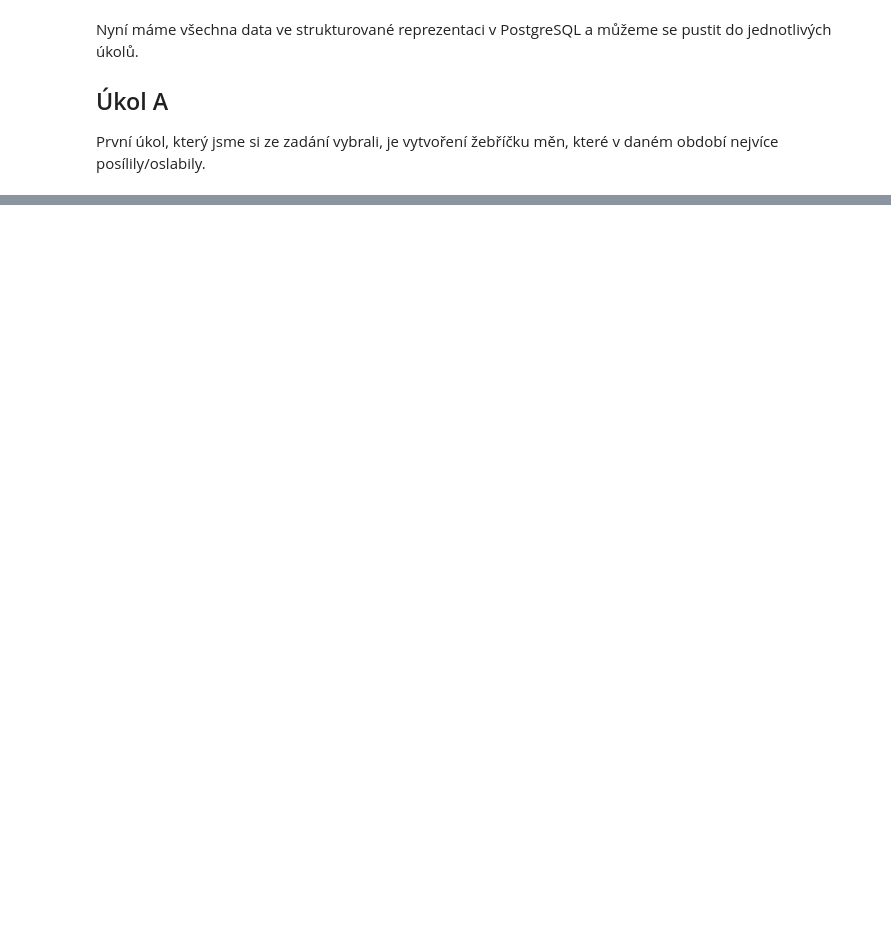
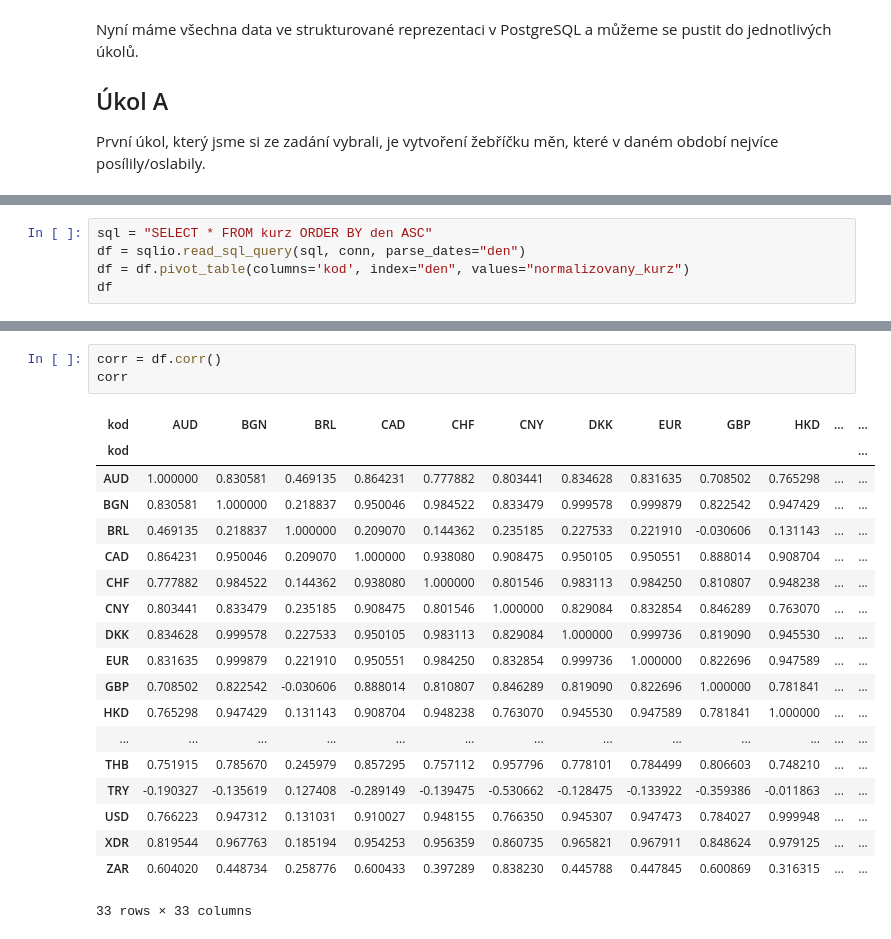
Before and after one commit to zarybnicky/UPA_projekt_2020, a Jupyter notebook: src/UPA_project.ipynb, the cells around one changed output, grey strips where cells are left out. Drawn from its saved outputs; the diff is of its cells as text; blank space fills up the shorter version.

```diff
--- a/src/UPA_project.ipynb
+++ b/src/UPA_project.ipynb
@@ -207,0 +210,5 @@ Between 2020-08-06 and 2020-12-06 the best performing currency was USD which cha
+# %%
+sql = "SELECT * FROM kurz ORDER BY den ASC"
+df = sqlio.read_sql_query(sql, conn, parse_dates="den")
+df = df.pivot_table(columns='kod', index="den", values="normalizovany_kurz")
+df
@@ -207,0 +230,23 @@ Between 2020-08-06 and 2020-12-06 the best performing currency was USD which cha
+# %%
+corr = df.corr()
+corr
+# %% [output]
+| kod | AUD | BGN | BRL | CAD | CHF | CNY | DKK | EUR | GBP | HKD | ... | ... |
+| kod |  |  |  |  |  |  |  |  |  |  |  | ... |
+| AUD | 1.000000 | 0.830581 | 0.469135 | 0.864231 | 0.777882 | 0.803441 | 0.834628 | 0.831635 | 0.708502 | 0.765298 | ... | ... |
+| BGN | 0.830581 | 1.000000 | 0.218837 | 0.950046 | 0.984522 | 0.833479 | 0.999578 | 0.999879 | 0.822542 | 0.947429 | ... | ... |
+| BRL | 0.469135 | 0.218837 | 1.000000 | 0.209070 | 0.144362 | 0.235185 | 0.227533 | 0.221910 | -0.030606 | 0.131143 | ... | ... |
+| CAD | 0.864231 | 0.950046 | 0.209070 | 1.000000 | 0.938080 | 0.908475 | 0.950105 | 0.950551 | 0.888014 | 0.908704 | ... | ... |
+| CHF | 0.777882 | 0.984522 | 0.144362 | 0.938080 | 1.000000 | 0.801546 | 0.983113 | 0.984250 | 0.810807 | 0.948238 | ... | ... |
+| CNY | 0.803441 | 0.833479 | 0.235185 | 0.908475 | 0.801546 | 1.000000 | 0.829084 | 0.832854 | 0.846289 | 0.763070 | ... | ... |
+| DKK | 0.834628 | 0.999578 | 0.227533 | 0.950105 | 0.983113 | 0.829084 | 1.000000 | 0.999736 | 0.819090 | 0.945530 | ... | ... |
+| EUR | 0.831635 | 0.999879 | 0.221910 | 0.950551 | 0.984250 | 0.832854 | 0.999736 | 1.000000 | 0.822696 | 0.947589 | ... | ... |
+| GBP | 0.708502 | 0.822542 | -0.030606 | 0.888014 | 0.810807 | 0.846289 | 0.819090 | 0.822696 | 1.000000 | 0.781841 | ... | ... |
+| HKD | 0.765298 | 0.947429 | 0.131143 | 0.908704 | 0.948238 | 0.763070 | 0.945530 | 0.947589 | 0.781841 | 1.000000 | ... | ... |
+| ... | ... | ... | ... | ... | ... | ... | ... | ... | ... | ... | ... | ... |
+| THB | 0.751915 | 0.785670 | 0.245979 | 0.857295 | 0.757112 | 0.957796 | 0.778101 | 0.784499 | 0.806603 | 0.748210 | ... | ... |
+| TRY | -0.190327 | -0.135619 | 0.127408 | -0.289149 | -0.139475 | -0.530662 | -0.128475 | -0.133922 | -0.359386 | -0.011863 | ... | ... |
+| USD | 0.766223 | 0.947312 | 0.131031 | 0.910027 | 0.948155 | 0.766350 | 0.945307 | 0.947473 | 0.784027 | 0.999948 | ... | ... |
+| XDR | 0.819544 | 0.967763 | 0.185194 | 0.954253 | 0.956359 | 0.860735 | 0.965821 | 0.967911 | 0.848624 | 0.979125 | ... | ... |
+| ZAR | 0.604020 | 0.448734 | 0.258776 | 0.600433 | 0.397289 | 0.838230 | 0.445788 | 0.447845 | 0.600869 | 0.316315 | ... | ... |
+33 rows × 33 columns
```
Also changed, not shown: parts of 14 cells of this notebook.
